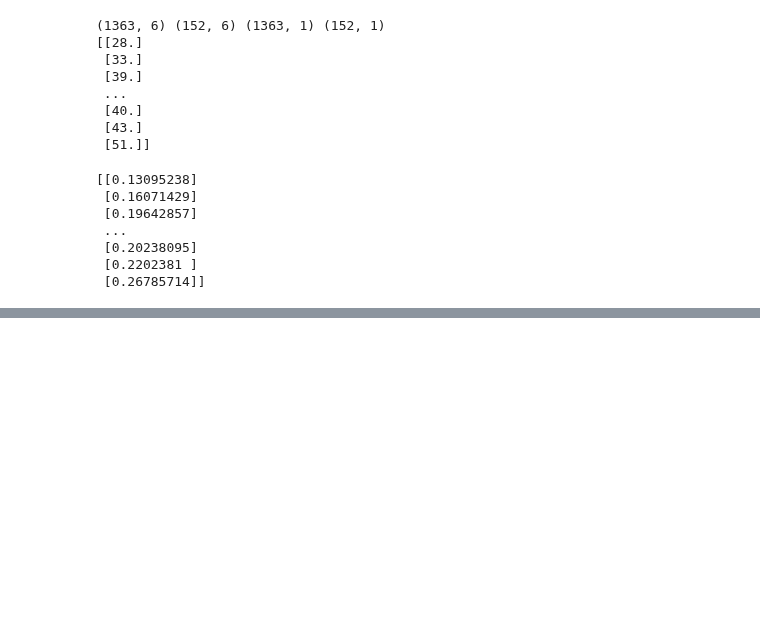
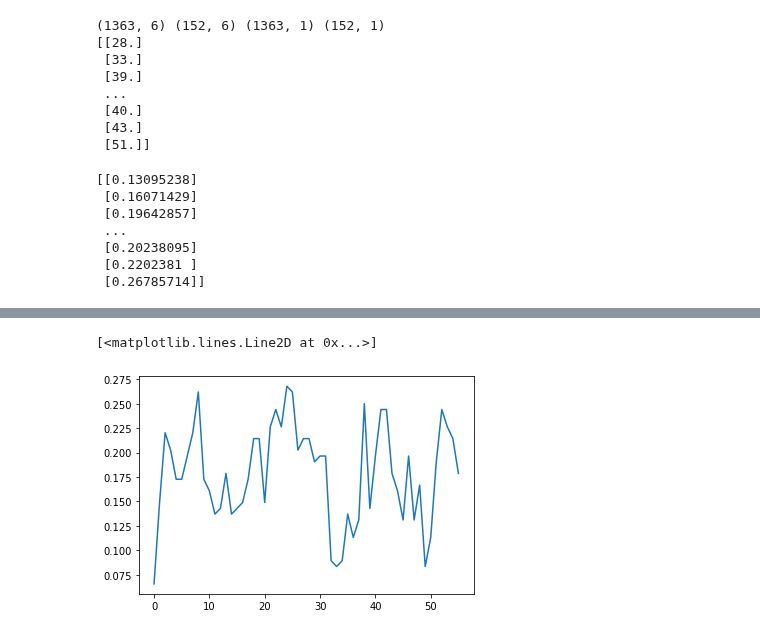
Before and after one commit to gallo-json/air-pollution-forecast, a Jupyter notebook: src/train_model.ipynb, the cells around one changed output, grey strips where cells are left out. Cells and saved outputs as stored; diff of their text form; code cells hidden in the pictures; blank space fills up the shorter version.

```diff
--- a/src/train_model.ipynb
+++ b/src/train_model.ipynb
@@ -154,0 +168,5 @@ b
+# %%
+plt.plot(y_batch[1, :, 0])
+# %% [output]
+[<matplotlib.lines.Line2D at 0x...>]
+[figure, added]
```
Also changed, not shown: parts of 4 cells of this notebook.
